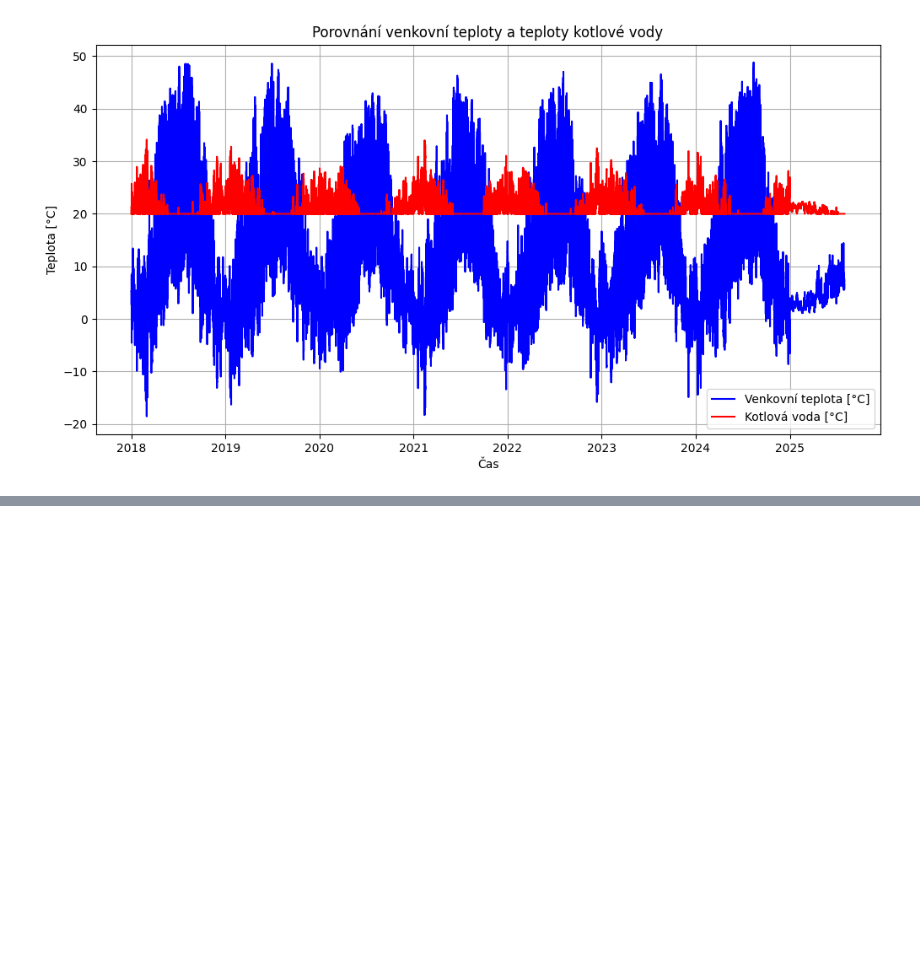
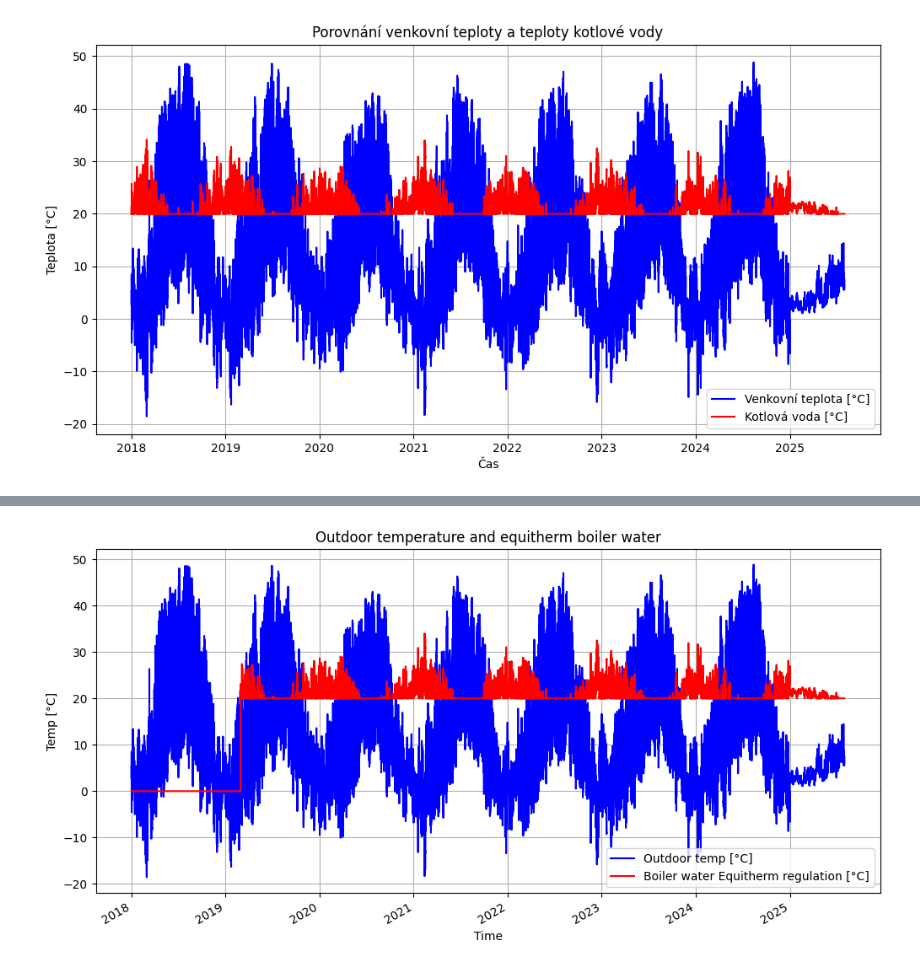
Before and after one commit to MarekCoderslab/CHMI, a Jupyter notebook: TempImport_Equitherm.ipynb, the cells around one changed output, grey strips where cells are left out. Cells and saved outputs as stored; diff of their text form; code cells hidden in the pictures; blank space fills up the shorter version.

Commit message:
Merge main graphs.
Merge main graphs.

```diff
--- a/TempImport_Equitherm.ipynb
+++ b/TempImport_Equitherm.ipynb
@@ -360,0 +407,11 @@ plt.show()
+# %%
+import pandas as pd
+
+# Cesta k souboru
+file_path = "/Users/Marek/Documents/GitHub/CHMI/df_merged1.csv"
+
+# Načtení CSV
+df_merged1 = pd.read_csv(file_path)
+
+# Ukázat prvních 5 řádků
+print(df_merged1.head())
@@ -360,0 +425,22 @@ plt.show()
+# %%
+import matplotlib.pyplot as plt
+import pandas as pd
+
+# převod Datetime na datetime typ
+df_merged1["Datetime"] = pd.to_datetime(df_merged1["Datetime"], errors="coerce")
+
+plt.figure(figsize=(12,6))
+
+plt.plot(df_merged1["Datetime"], df_merged1["value"], label="Outdoor temp [°C]", color="blue")
+plt.plot(df_merged1["Datetime"], df_merged1["Boiler_water"], label="Boiler water Equitherm regulation [°C]", color="red")
+
+plt.title("Outdoor temperature and equitherm boiler water")
+plt.xlabel("Time")
+plt.ylabel("Temp [°C]")
+plt.gcf().autofmt_xdate()
+plt.legend()
+plt.grid(True)
+plt.show()
+blob:vscode-webview://1l0o2aeh1v73lh6e98usc8tk32mvn3to79ug0hn4gikmn9slgicd/2c955784-e36a-4a01-852d-413e5df095de
+# %% [output]
+[figure, added]
```
Also changed, not shown: parts of 12 cells of this notebook, 7 other files.
